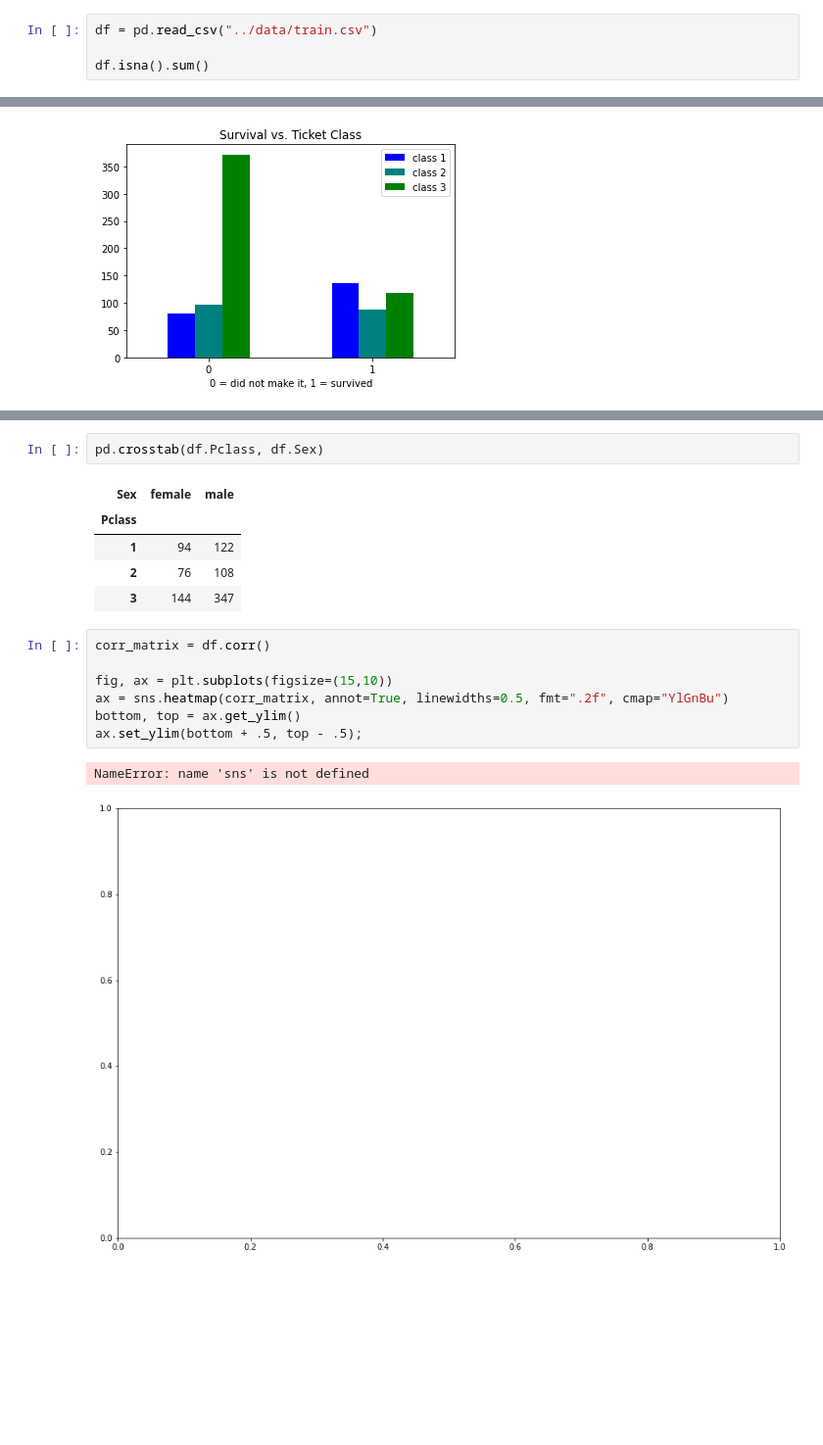
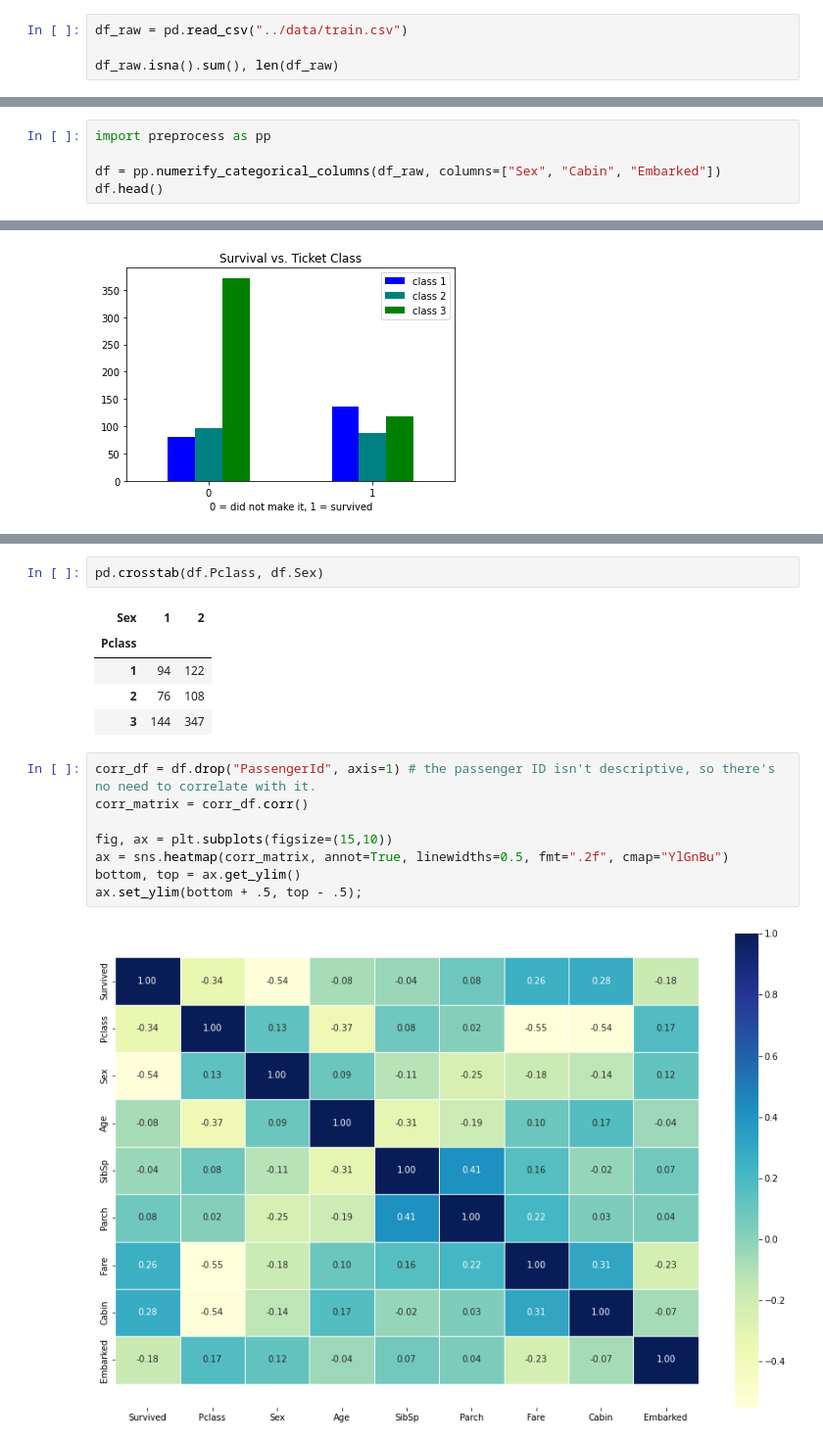
Before and after one commit to dray-the-sea/kaggle-titanic, a Jupyter notebook: notebooks/data-exploration.ipynb, the cells around one changed output, grey strips where cells are left out. Shown at 98% size. Drawn from its saved outputs; the diff is of its cells as text; blank space fills up the shorter version.

Commit message:
started preprocessing module, updated data exploration

```diff
--- a/notebooks/data-exploration.ipynb
+++ b/notebooks/data-exploration.ipynb
@@ -30,5 +10,5 @@ Proceed ([y]/n)?
 # %%
-df = pd.read_csv("../data/train.csv")
+df_raw = pd.read_csv("../data/train.csv")
 
-df.isna().sum()
+df_raw.isna().sum(), len(df_raw)
 # %% [output]
@@ -56,0 +76,5 @@ df.head()
+# %%
+import preprocess as pp
+
+df = pp.numerify_categorical_columns(df_raw, columns=["Sex", "Cabin", "Embarked"])
+df.head()
@@ -92,18 +126,18 @@ pd.crosstab(df.Survived, df.Sex)
 # %%
 pd.crosstab(df.Pclass, df.Sex)
 # %% [output]
-| Sex | female | male |
+| Sex | 1 | 2 |
 | Pclass |  |  |
 | 1 | 94 | 122 |
 | 2 | 76 | 108 |
 | 3 | 144 | 347 |
 # %%
-corr_matrix = df.corr()
+corr_df = df.drop("PassengerId", axis=1) # the passenger ID isn't descriptive, so there's no need to correlate with it.
+corr_matrix = corr_df.corr()
 
 fig, ax = plt.subplots(figsize=(15,10))
 ax = sns.heatmap(corr_matrix, annot=True, linewidths=0.5, fmt=".2f", cmap="YlGnBu")
 bottom, top = ax.get_ylim()
 ax.set_ylim(bottom + .5, top - .5);
 # %% [output]
-NameError: name 'sns' is not defined
-[figure, old version]
+[figure, new version]
```
Also changed, not shown: parts of 9 cells of this notebook, 1 other file.
